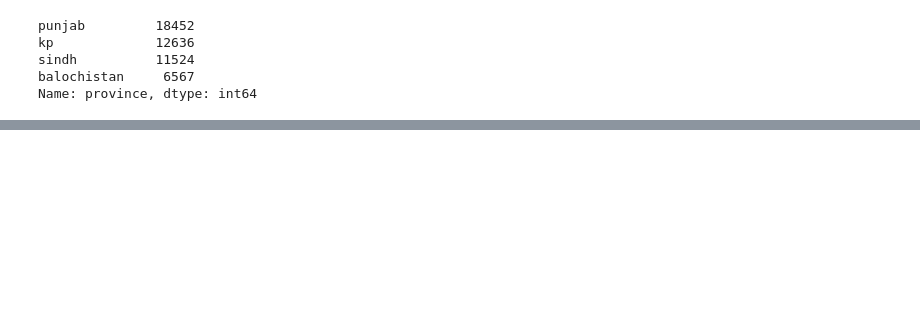
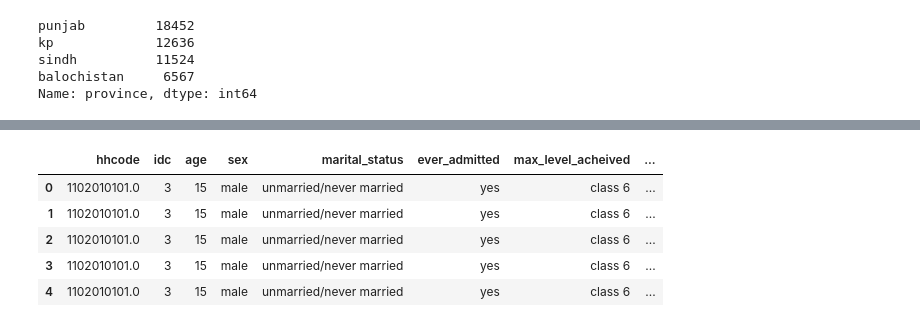
Before and after one commit to preetkhowaja/taliban_impact_pakistan, a Jupyter notebook: 10_data_cleaning/PSLM-1516.ipynb, the cells around one changed output, grey strips where cells are left out. Cells and saved outputs as stored; diff of their text form; code cells hidden in the pictures; blank space fills up the shorter version.

```diff
--- a/10_data_cleaning/PSLM-1516.ipynb
+++ b/10_data_cleaning/PSLM-1516.ipynb
@@ -131,0 +177,10 @@ years15_16
+# %%
+years15_16_['Year'] = 2015
+years15_16_.head()
+# %% [output]
+|  | hhcode | idc | age | sex | marital_status | ever_admitted | max_level_acheived | ... |
+| 0 | 1102010101.0 | 3 | 15 | male | unmarried/never married | yes | class 6 | ... |
+| 1 | 1102010101.0 | 3 | 15 | male | unmarried/never married | yes | class 6 | ... |
+| 2 | 1102010101.0 | 3 | 15 | male | unmarried/never married | yes | class 6 | ... |
+| 3 | 1102010101.0 | 3 | 15 | male | unmarried/never married | yes | class 6 | ... |
+| 4 | 1102010101.0 | 3 | 15 | male | unmarried/never married | yes | class 6 | ... |
```
Also changed, not shown: parts of 13 cells of this notebook, 5 other files.
